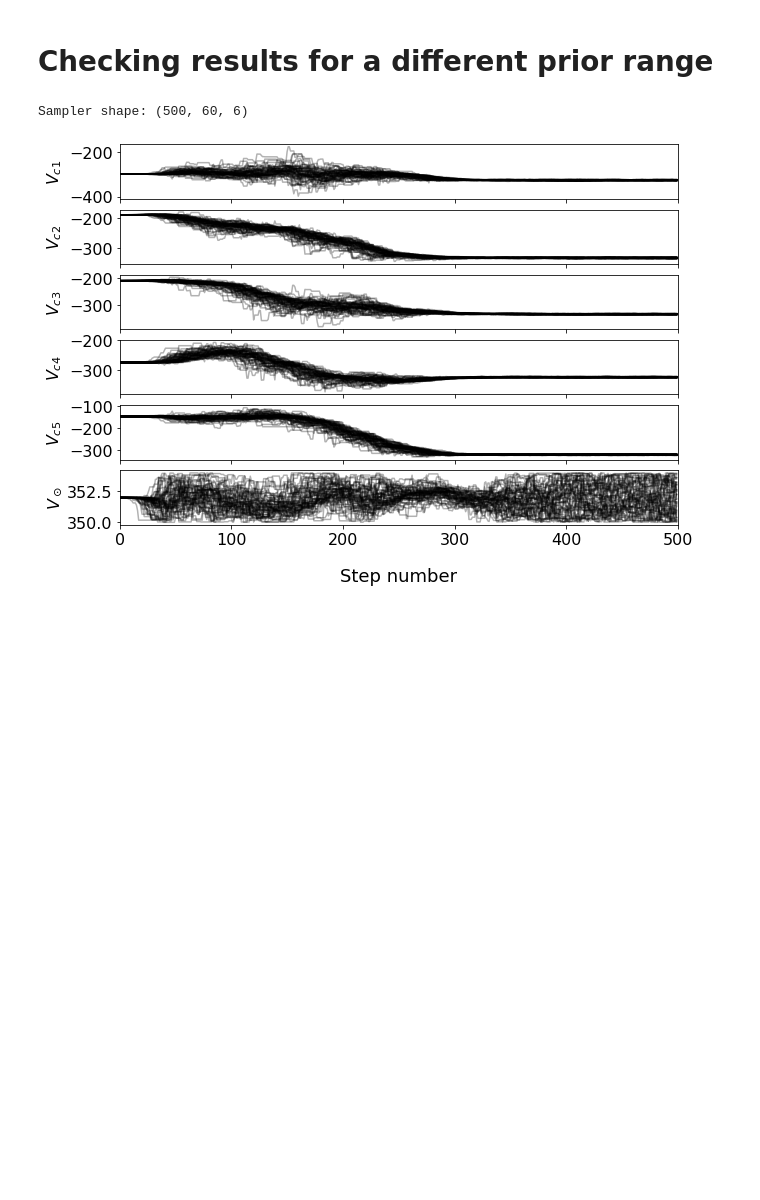
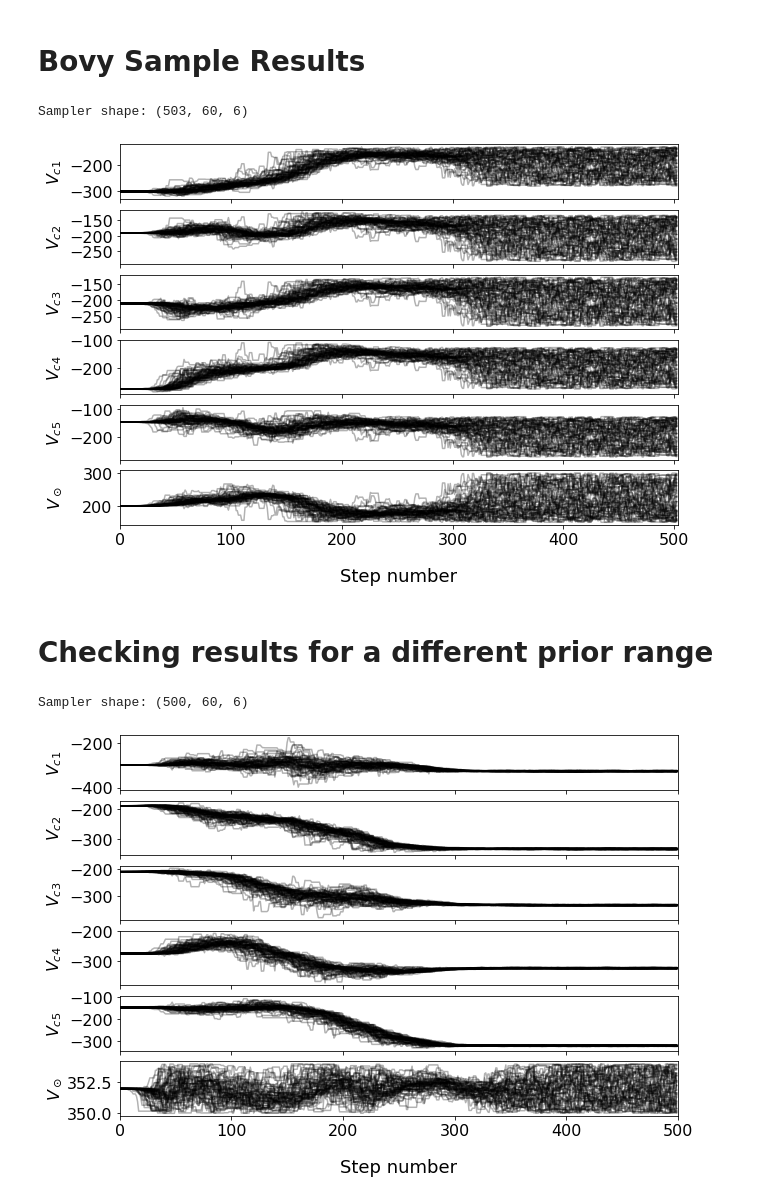
Before and after one commit to HEP-KBFI/gaia-tools, a Jupyter notebook: jupyter-notebook/MCMC_Results_6Parameters.ipynb, the cells around one changed output. Saved outputs shown, nothing was run; the diff lists cells and outputs as text; code cells hidden in the pictures; blank space fills up the shorter version.

```diff
--- a/jupyter-notebook/MCMC_Results_6Parameters.ipynb
+++ b/jupyter-notebook/MCMC_Results_6Parameters.ipynb
@@ -53,6 +53,21 @@ def plot_corner(reader, theta_labels, burn_in = 0, plot_name = 'Unnamed', is_sav
     if(is_save):
         plt.savefig(plot_name, dpi=300)
     plt.show()
+# %% [markdown]
+# Bovy Sample Results
+# %%
+filename = "/home/sven/repos/gaia-tools/out/mcmc_sampler/bovy_sample/sampler_2022-05-25-12-57-09_zlim50_minrlim5000_maxrlim12000.h5"
+reader = emcee.backends.HDFBackend(filename, read_only=True)
+# %%
+xdf = [num for num in range(0, reader.get_chain().shape[2], 1)]
+theta_labels = ['$V_{c%s}$' %str(i+1) for i in xdf]
+theta_labels[-1] = '$V_\odot$'
+# %%
+plot_name = '/home/sven/repos/gaia-tools/out/mcmc_plots/plots_meeting_1905_2022/Walkers_FalsePrior.png'
+plot_walkers(reader, theta_labels, plot_name=plot_name, is_save=False)
+# %% [output]
+Sampler shape: (503, 60, 6)
+[figure, added]
 # %% [markdown]
 # Checking results for a different prior range
 # %%
```
Also changed, not shown: 5 other files.
